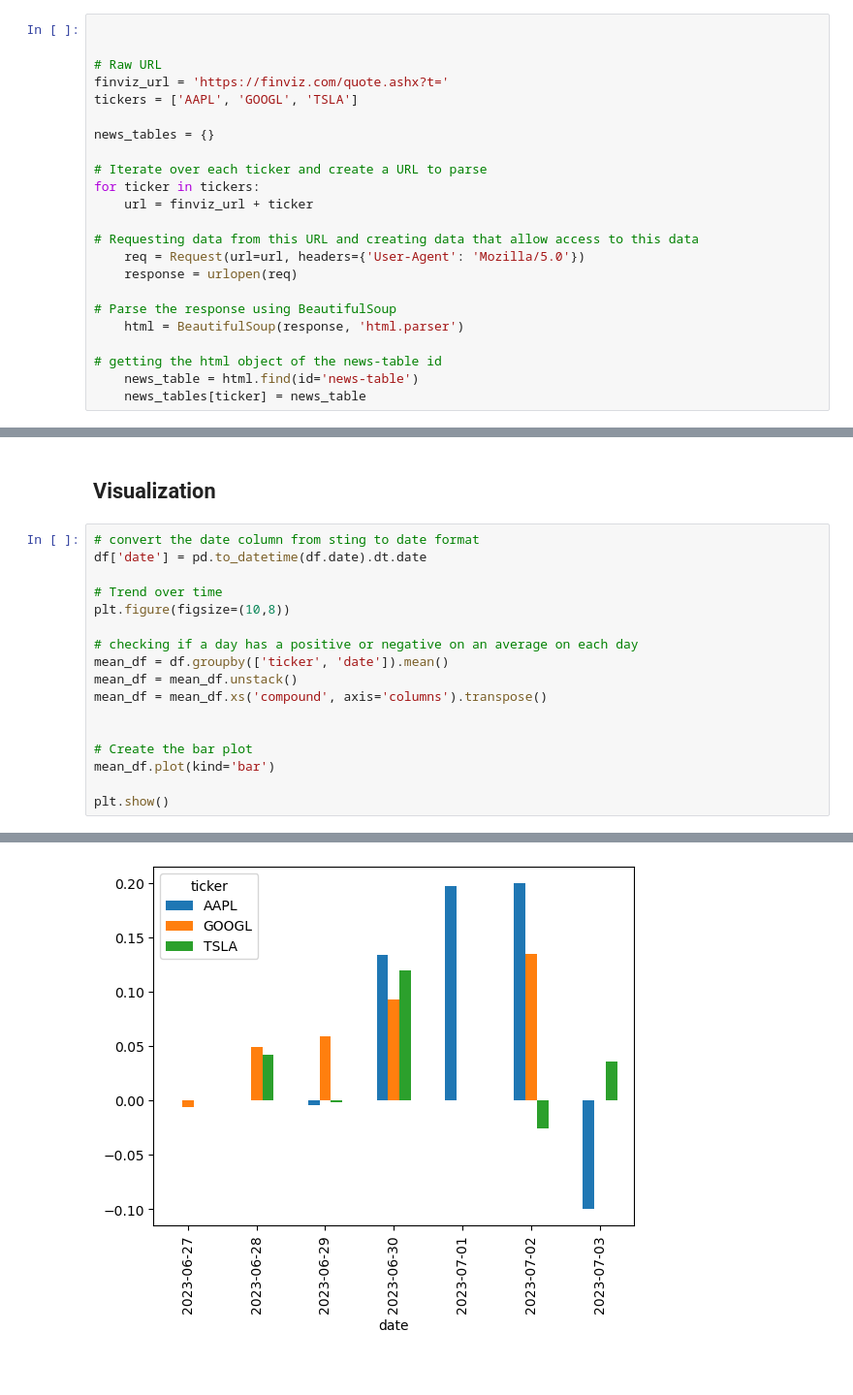
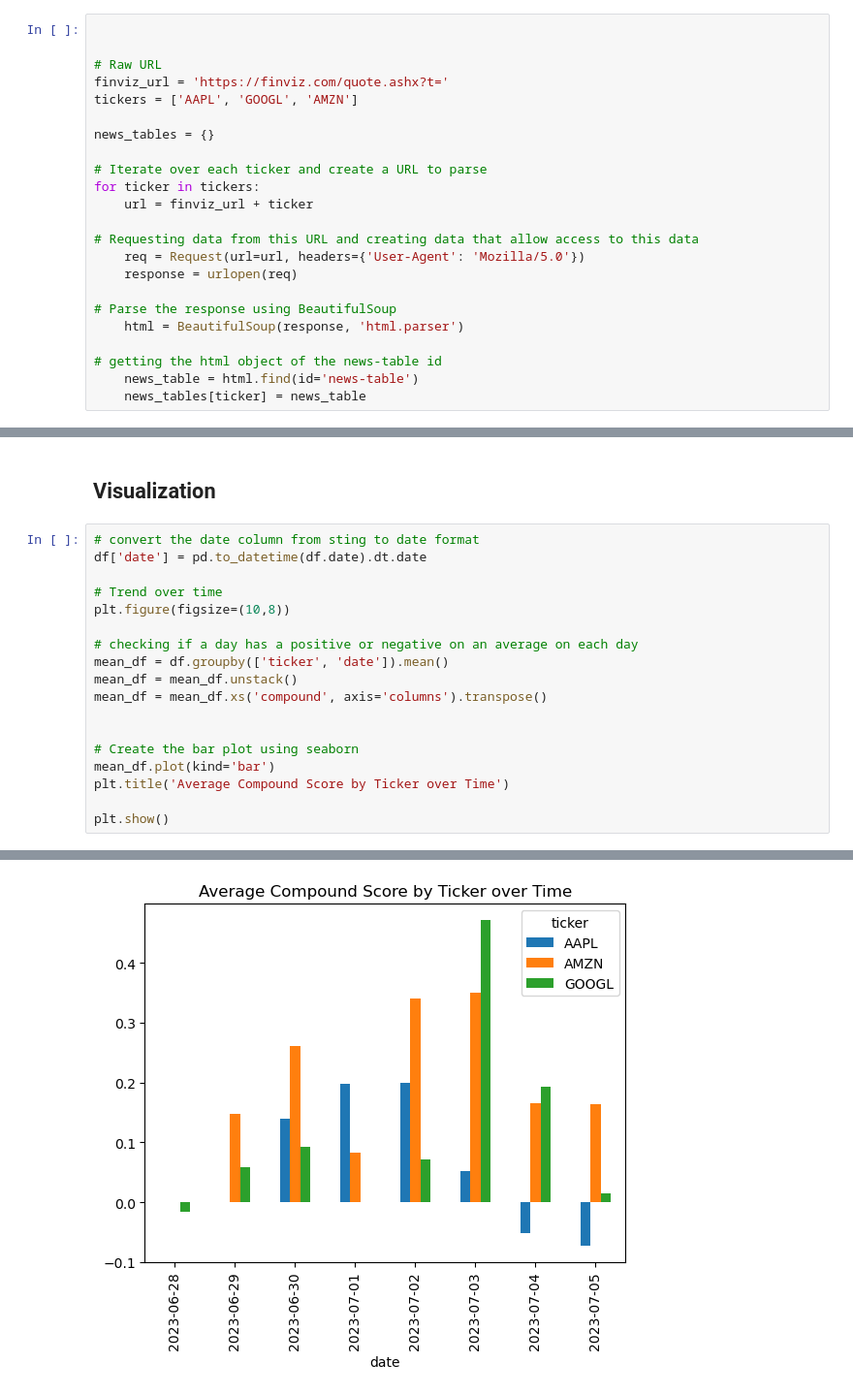
Before and after one commit to Gifty44/Web-Scrapping-and-Sentiment-Analysis, a Jupyter notebook: web_sent.ipynb, the cells around one changed output, grey strips where cells are left out. Shown at 97% size. Cells and saved outputs as stored; diff of their text form; blank space fills up the shorter version.

```diff
--- a/web_sent.ipynb
+++ b/web_sent.ipynb
@@ -12,7 +11,7 @@ import seaborn as sns
 
 # Raw URL
 finviz_url = 'https://finviz.com/quote.ashx?t='
-tickers = ['AAPL', 'GOOGL', 'TSLA']
+tickers = ['AAPL', 'GOOGL', 'AMZN']
 
 news_tables = {}
 
@@ -96,20 +95,21 @@ print(df.head())
 # %%
 # convert the date column from sting to date format
 df['date'] = pd.to_datetime(df.date).dt.date
 
 # Trend over time
 plt.figure(figsize=(10,8))
 
 # checking if a day has a positive or negative on an average on each day
 mean_df = df.groupby(['ticker', 'date']).mean()
 mean_df = mean_df.unstack()
 mean_df = mean_df.xs('compound', axis='columns').transpose()
 
 
-# Create the bar plot
+# Create the bar plot using seaborn
 mean_df.plot(kind='bar')
+plt.title('Average Compound Score by Ticker over Time')
 
 plt.show()
 # %% [output]
 <Figure size 1000x800 with 0 Axes>
-[figure, old version]
+[figure, new version]
```
Also changed, not shown: parts of 3 cells of this notebook.
